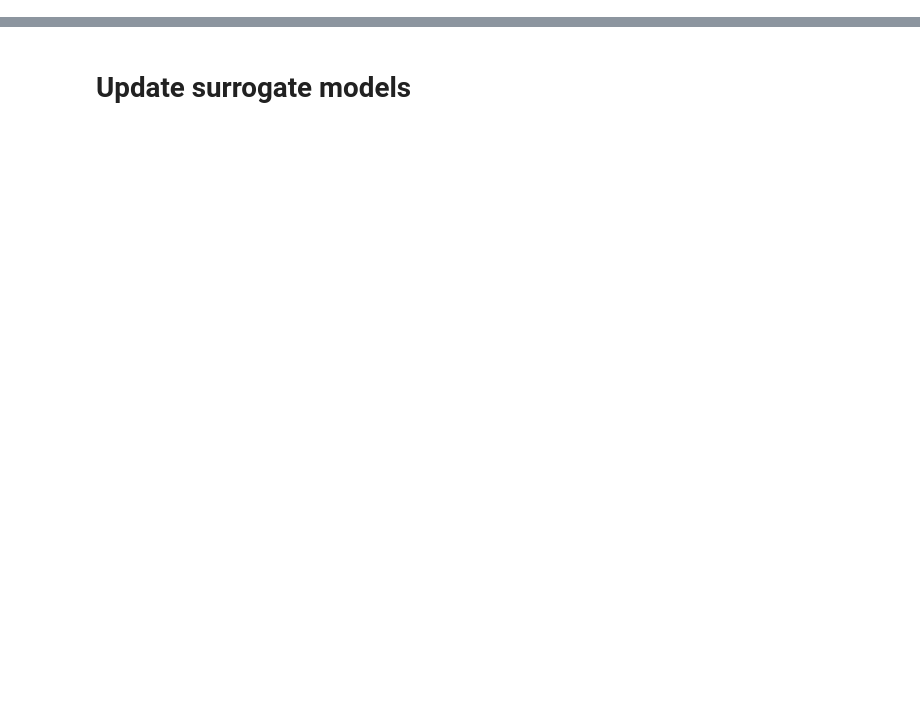
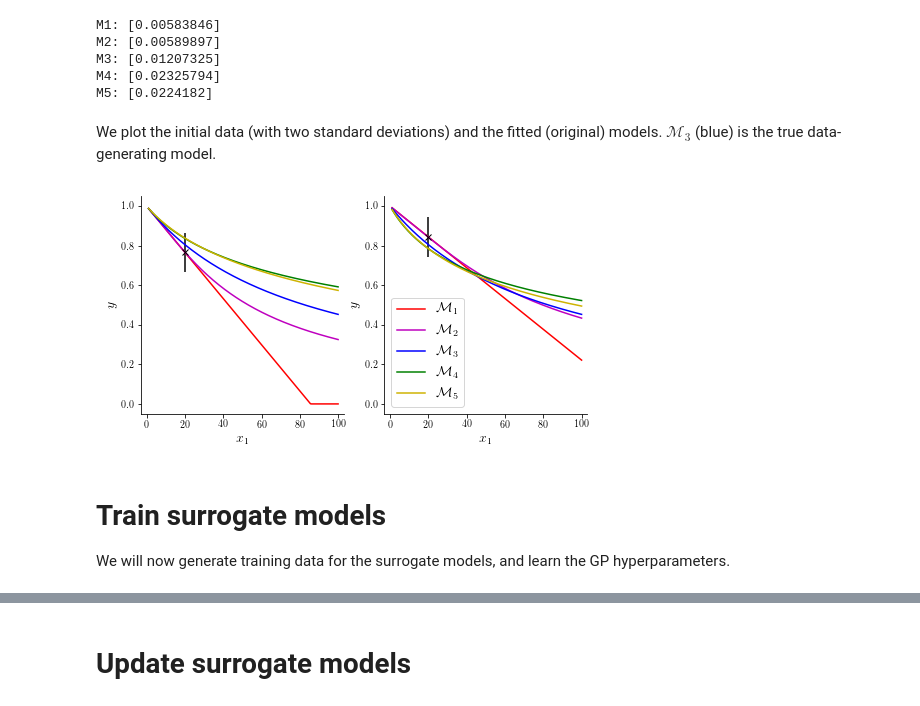
Before and after one commit to cog-imperial/GPdoemd, a Jupyter notebook: demos/mixing.ipynb, the cells around one changed output, grey strips where cells are left out. Cells and saved outputs as stored; diff of their text form; code cells hidden in the pictures; blank space fills up the shorter version.

```diff
--- a/demos/mixing.ipynb
+++ b/demos/mixing.ipynb
@@ -95,0 +17,2 @@ train_models(Ms)
+# %%
+measvar = measurement.measvar
@@ -95,0 +59,22 @@ train_models(Ms)
+# %%
+from GPdoemd.param_estim import diff_evol
+
+for M in Ms:
+    M.param_estim(X, Y, diff_evol, M.p_bounds)
+    print(M.name + ': ' + str(M.pmean))
+# %% [output]
+M1: [0.00583846]
+M2: [0.00589897]
+M3: [0.01207325]
+M4: [0.02325794]
+M5: [0.0224182]
+# %% [markdown]
+We plot the initial data (with two standard deviations) and the fitted (original) models. $\mathcal{M}_3$ (blue) is the true data-generating model.
+# %%
+graphics.plot_fitted_models(Ms)
+# %% [output]
+[figure, added]
+# %% [markdown]
+<h1>Train surrogate models</h1>
+
+We will now generate training data for the surrogate models, and learn the GP hyperparameters.
```
Also changed, not shown: parts of 57 cells of this notebook, 2 other files.
